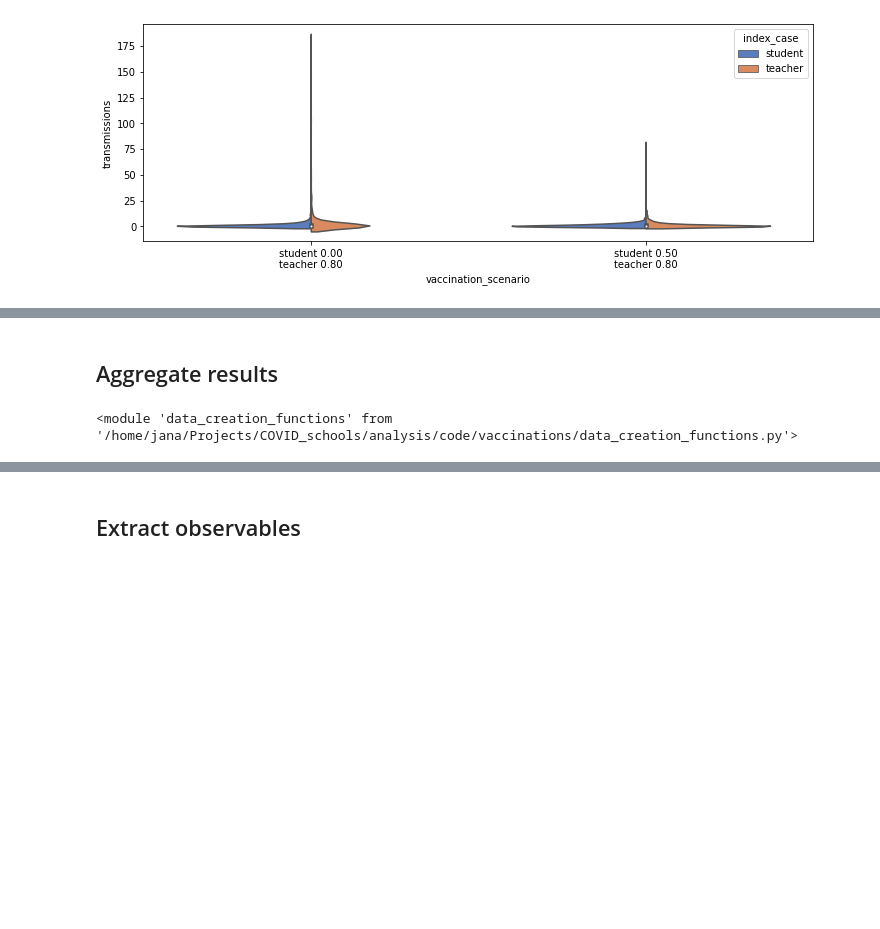
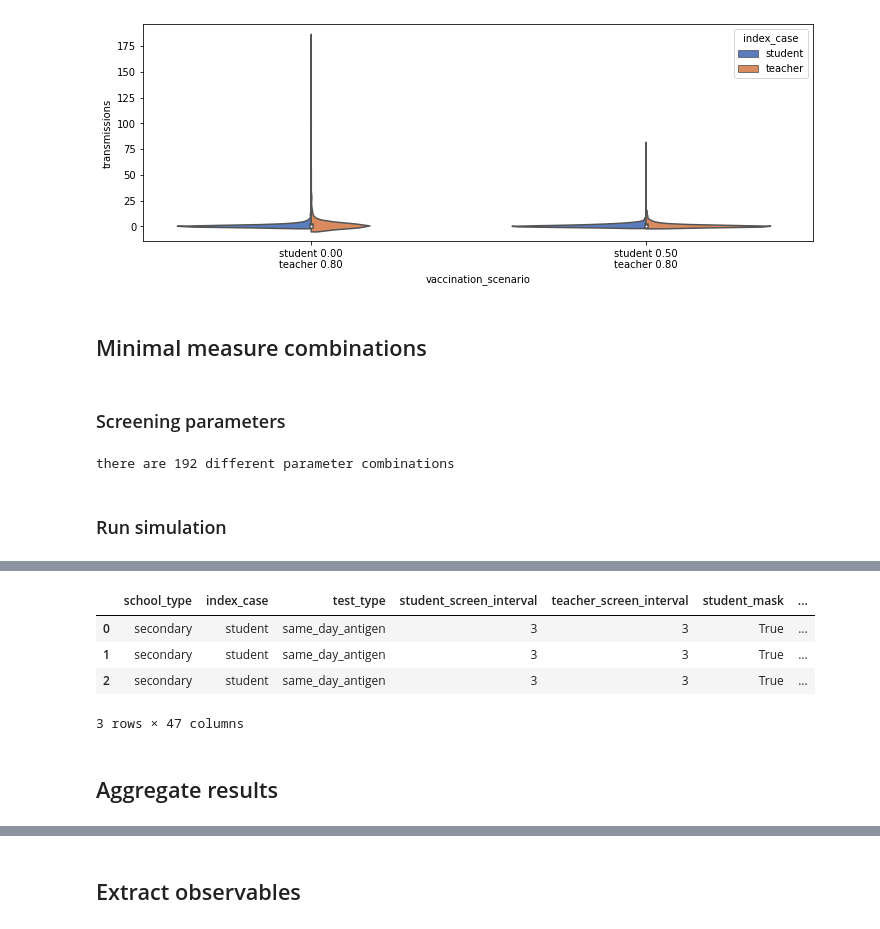
Before and after one commit to JanaLasser/school_SEIRX, a Jupyter notebook: code/vaccinations/vaccinations_data_creation.ipynb, the cells around one changed output, grey strips where cells are left out. Cells and saved outputs as stored; diff of their text form; code cells hidden in the pictures; blank space fills up the shorter version.

Commit message:
update to newly calibrated parameters

```diff
--- a/code/vaccinations/vaccinations_data_creation.ipynb
+++ b/code/vaccinations/vaccinations_data_creation.ipynb
@@ -59,7 +61,7 @@ def run(params):
     '''
 
     # extract the simulation parameters from the parameter list
-    N_runs, school_type, index_case, ttype, s_screen_interval, t_screen_interval,\
+    N_runs, school_type, index_case, s_screen_interval, t_screen_interval,\
         student_mask, teacher_mask, half_classes, ventilation_mod,\
         student_vaccination_ratio, teacher_vaccination_ratio, \
         family_member_vaccination_ratio = params
@@ -68,6 +70,8 @@ def run(params):
         os.mkdir(join(dst, school_type))
     except FileExistsError:
         pass
+
+    ttype = 'same_day_antigen'
 
     # run the ensemble with the given parameter combination and school type
     ensmbl_results = dcf.run_ensemble(N_runs, school_type, measures,\
@@ -204,3 +205,67 @@ sns.violinplot(x="vaccination_scenario", y="transmissions", hue="index_case",
 ax.tick_params(axis='x', labelsize=10)
 # %% [output]
 [figure]
+# %% [markdown]
+## Minimal measure combinations
+# %% [markdown]
+### Screening parameters
+# %%
+# number of runs in the ensemble (set to a low number so runs complete quickly
+# for demonstration purposes)
+N_runs = 500
+# different school types (only simulate for primary schools for demonstration
+# purposes)
+school_types = ['secondary', 'upper_secondary', 'lower_secondary_dc',
+                'lower_secondary', 'primary_dc', 'primary']
+# load the other screening parameters from file
+screening_params = pd.read_csv(join('screening_params', 'vaccinations.csv'))
+
+params = [(N_runs, st,
+           row['index_case'],
+           dcf.format_none_column(row['s_screen_interval']),
+           dcf.format_none_column(row['t_screen_interval']),
+           row['s_mask'],
+           row['t_mask'],
+           row['half_classes'],
+           row['ventilation_modification'],
+           row['student_vaccination_ratio'],
+           row['teacher_vaccination_ratio'],
+           row['family_member_vaccination_ratio']) \
+           for st in school_types \
+           for i, row in screening_params.iterrows()]
+
+print('there are {} different parameter combinations'.format(len(params)))
+# %% [output]
+there are 192 different parameter combinations
+# %% [markdown]
+### Run simulation
+# %%
+%%time
+# paths for data I/O
+contact_network_src = '../../data/contact_networks/representative_schools'
+dst = '../../data/vaccinations/simulation_results'
+
+number_of_cores = psutil.cpu_count(logical=True)
+pool = Pool(number_of_cores)
+
+results = pd.DataFrame()
+for ensmbl_results in tqdm(pool.imap_unordered(func=run, iterable=params),
+                           total=len(params)):
+    results = results.append(ensmbl_results, ignore_index=True)
+
+# turn off your parallel workers
+pool.close()
+
+results = results.reset_index(drop=True)
+index_cols = ['school_type', 'index_case', 'test_type',
+              'student_screen_interval', 'teacher_screen_interval',
+              'student_mask', 'teacher_mask', 'half_classes',
+              'ventilation_mod', 'student_vaccination_ratio',
+              'teacher_vaccination_ratio', 'family_member_vaccination_ratio']
+other_cols = [c for c in results.columns if c not in index_cols]
+results = results[index_cols + other_cols]
+
+results.to_csv(join(dst, 'vaccinations_secondary_{}.csv'\
+                   .format(N_runs)), index=False)
+results.head(3)
+# %% [output]
@@ -207,11 +274,10 @@ ax.tick_params(axis='x', labelsize=10)
+|  | school_type | index_case | test_type | student_screen_interval | teacher_screen_interval | student_mask | ... |
+| 0 | secondary | student | same_day_antigen | 3 | 3 | True | ... |
+| 1 | secondary | student | same_day_antigen | 3 | 3 | True | ... |
+| 2 | secondary | student | same_day_antigen | 3 | 3 | True | ... |
+3 rows × 47 columns
 # %% [markdown]
 ## Aggregate results
-# %%
-from importlib import reload
-reload(af)
-reload(dcf)
-# %% [output]
-<module 'data_creation_functions' from '/home/jana/Projects/COVID_schools/analysis/code/vaccinations/data_creation_functions.py'>
 # %%
 src = '../../data/vaccinations/simulation_results'
 dst = src
```
Also changed, not shown: parts of 9 cells of this notebook.
